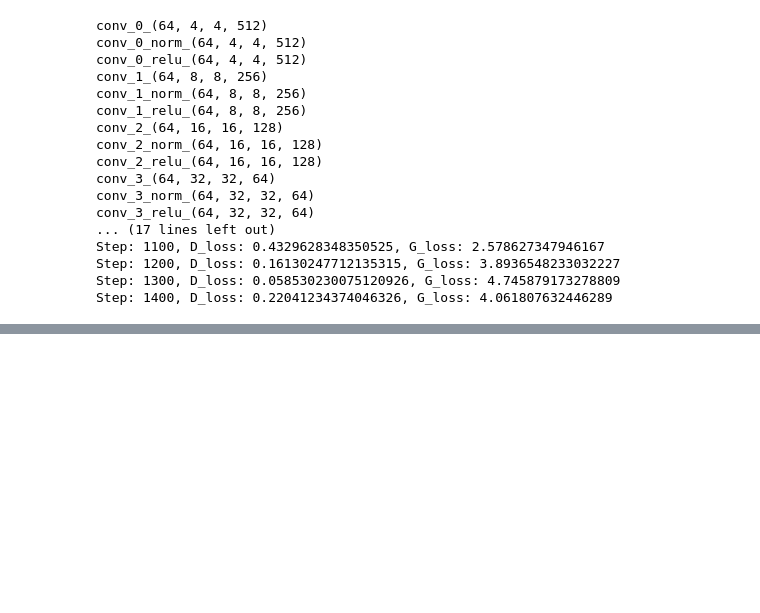
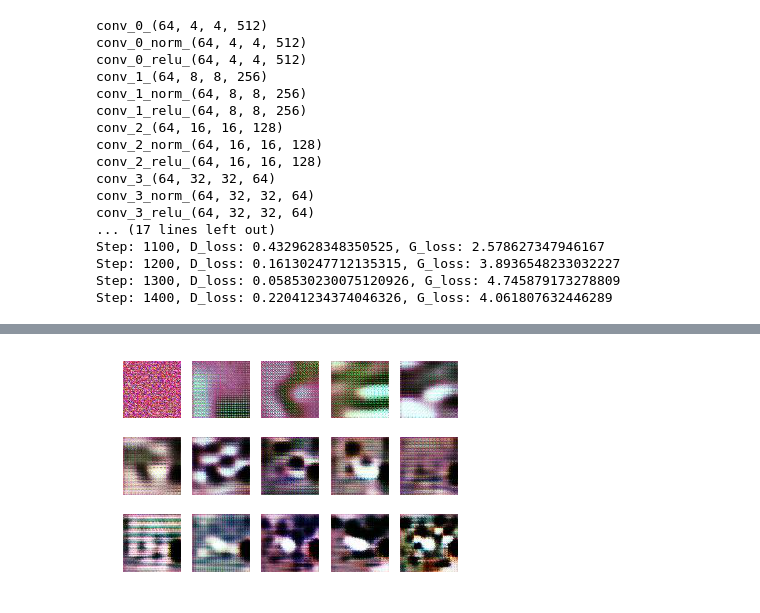
Before and after one commit to antoniolruiz/Image_inpainting_with_DGM, a Jupyter notebook: Kelly/Run_train_Cars.ipynb, the cells around one changed output, grey strips where cells are left out. Cells and saved outputs as stored; diff of their text form; code cells hidden in the pictures; blank space fills up the shorter version.

```diff
--- a/Kelly/Run_train_Cars.ipynb
+++ b/Kelly/Run_train_Cars.ipynb
@@ -183,0 +101,31 @@ with tf.Session() as sess:
+# %%
+def my_pretty_viz(mypath,file_name,path_2_save):
+    files = [f for f in listdir(mypath) if isfile(join(mypath, f))]
+    files.sort()
+    files.sort(key = len)
+    im = []
+
+
+    for jpg in files:
+        if jpg != '.keep':
+            im.append(Image.open(mypath+'/'+jpg))
+
+    x = []
+    for i in im:
+        x.append(np.asarray(i))
+
+    for i in range(len(x)):
+        image = x[i].squeeze()
+        plt.subplot(3,5,i+1)
+        plt.imshow(image, interpolation='nearest')
+        plt.axis('off')
+        plt.subplots_adjust(left=None, bottom=None, right=None, top=None, wspace=None, hspace=None)
+    plt.savefig(mypath+'/'+ file_name, bbox_inches='tight')
+    plt.show()
+
+    return None
+# %%
+mypath = '../Cars/results'
+my_pretty_viz(mypath, 'Cars_result', mypath)
+# %% [output]
+[figure, added]
```
Also changed, not shown: parts of 10 cells of this notebook.
